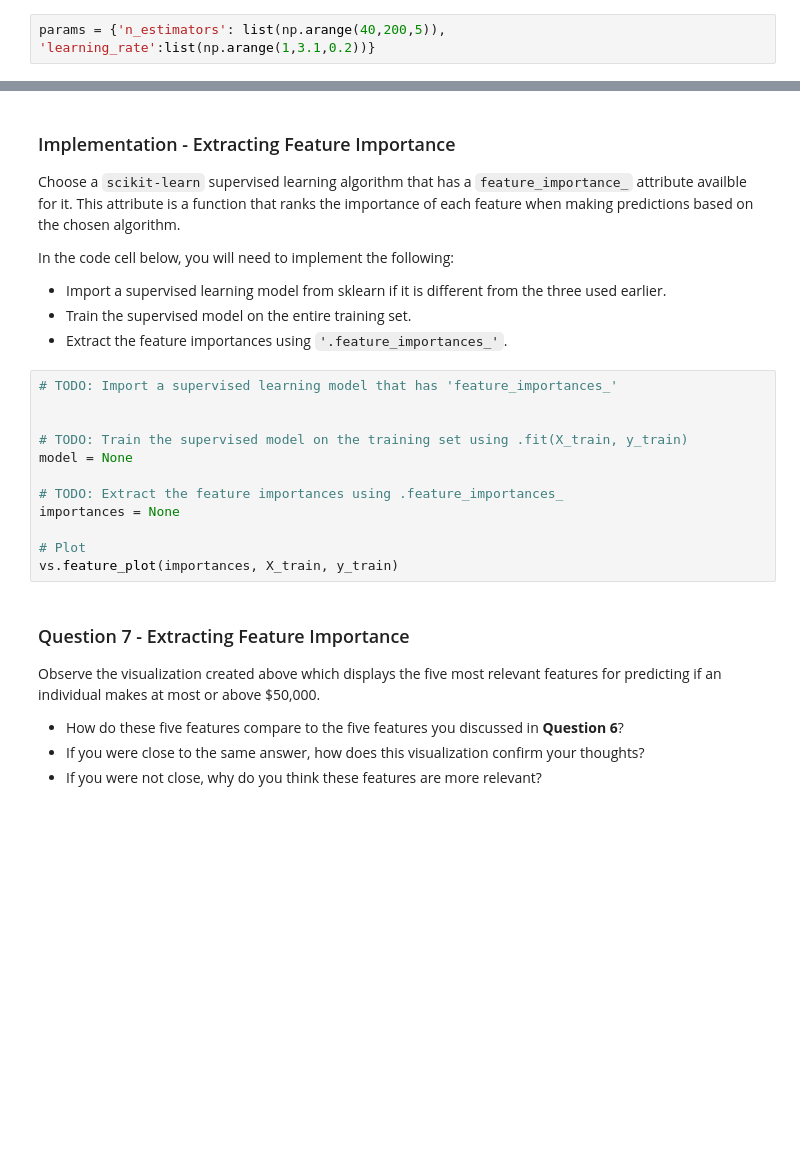
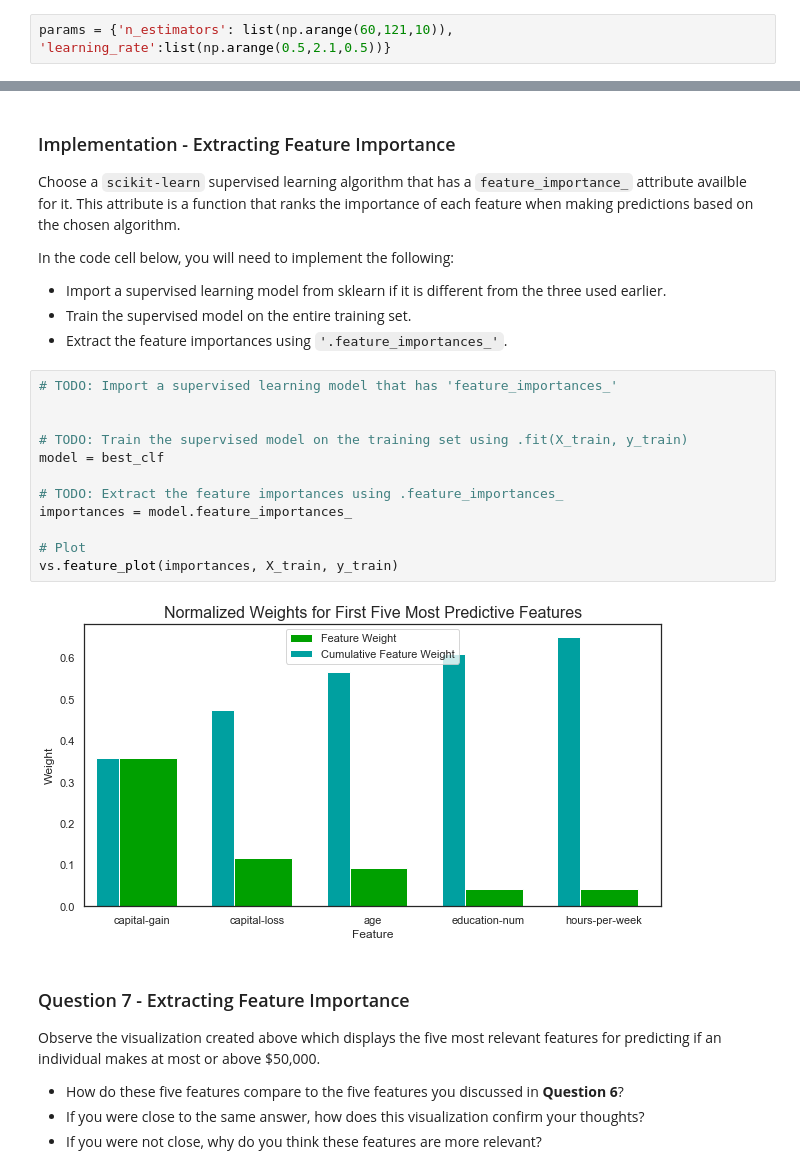
Before and after one commit to virenar/IntroML, a Jupyter notebook: supervised/Project-CharityML/finding_donors.ipynb, the cells around one changed output, grey strips where cells are left out. Drawn from its saved outputs; the diff is of its cells as text; blank space fills up the shorter version.

```diff
--- a/supervised/Project-CharityML/finding_donors.ipynb
+++ b/supervised/Project-CharityML/finding_donors.ipynb
@@ -596,7 +600,7 @@ In this final section, you will choose from the three supervised learning models
 from sklearn.metrics import make_scorer
 from sklearn.model_selection import GridSearchCV
 # %%
-params = {'n_estimators': list(np.arange(40,200,5)), 'learning_rate':list(np.arange(1,3.1,0.2))}
+params = {'n_estimators': list(np.arange(60,121,10)), 'learning_rate':list(np.arange(0.5,2.1,0.5))}
 # %%
 params
 # %% [output]
@@ -781,15 +732,17 @@ In the code cell below, you will need to implement the following:
 # %%
 # TODO: Import a supervised learning model that has 'feature_importances_'
 
 
 # TODO: Train the supervised model on the training set using .fit(X_train, y_train)
-model = None
+model = best_clf
 
 # TODO: Extract the feature importances using .feature_importances_
-importances = None
+importances = model.feature_importances_
 
 # Plot
 vs.feature_plot(importances, X_train, y_train)
+# %% [output]
+[figure, added]
 # %% [markdown]
 ### Question 7 - Extracting Feature Importance
 
```
Also changed, not shown: parts of 49 cells of this notebook.
